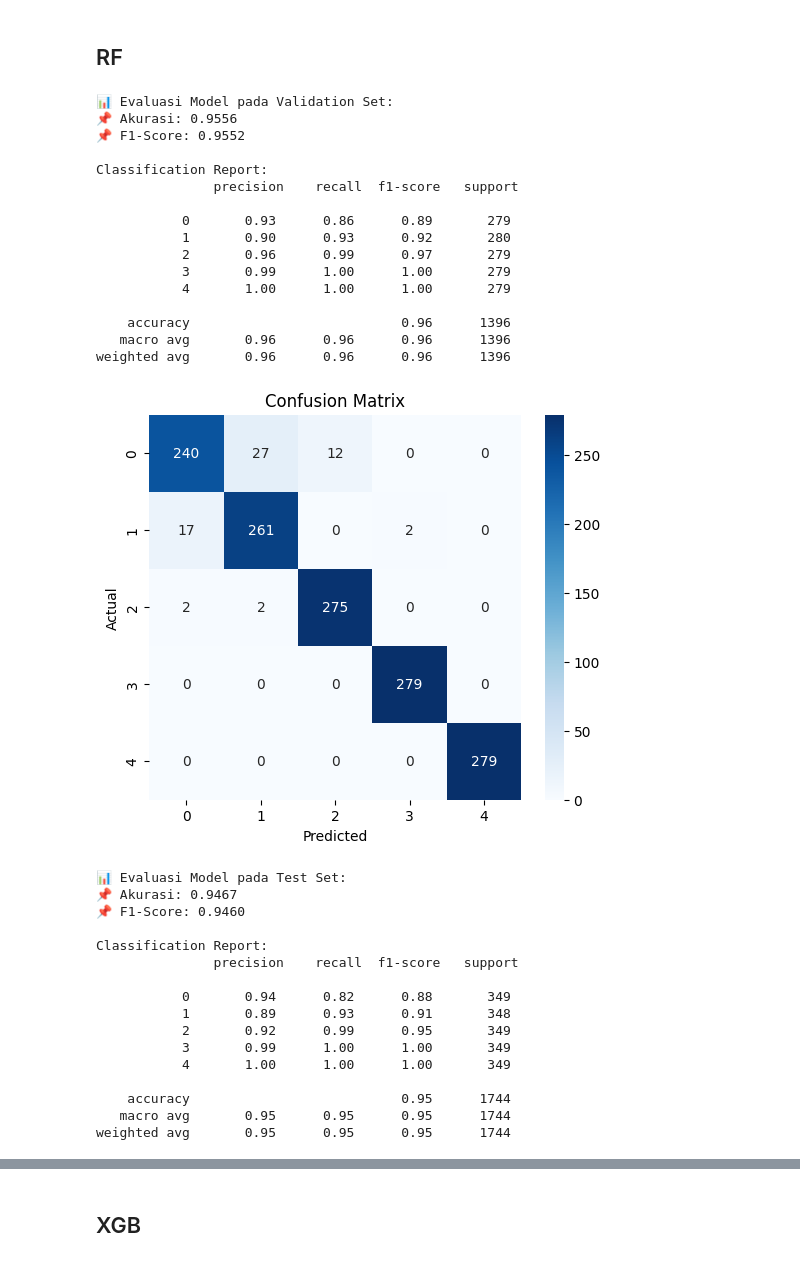
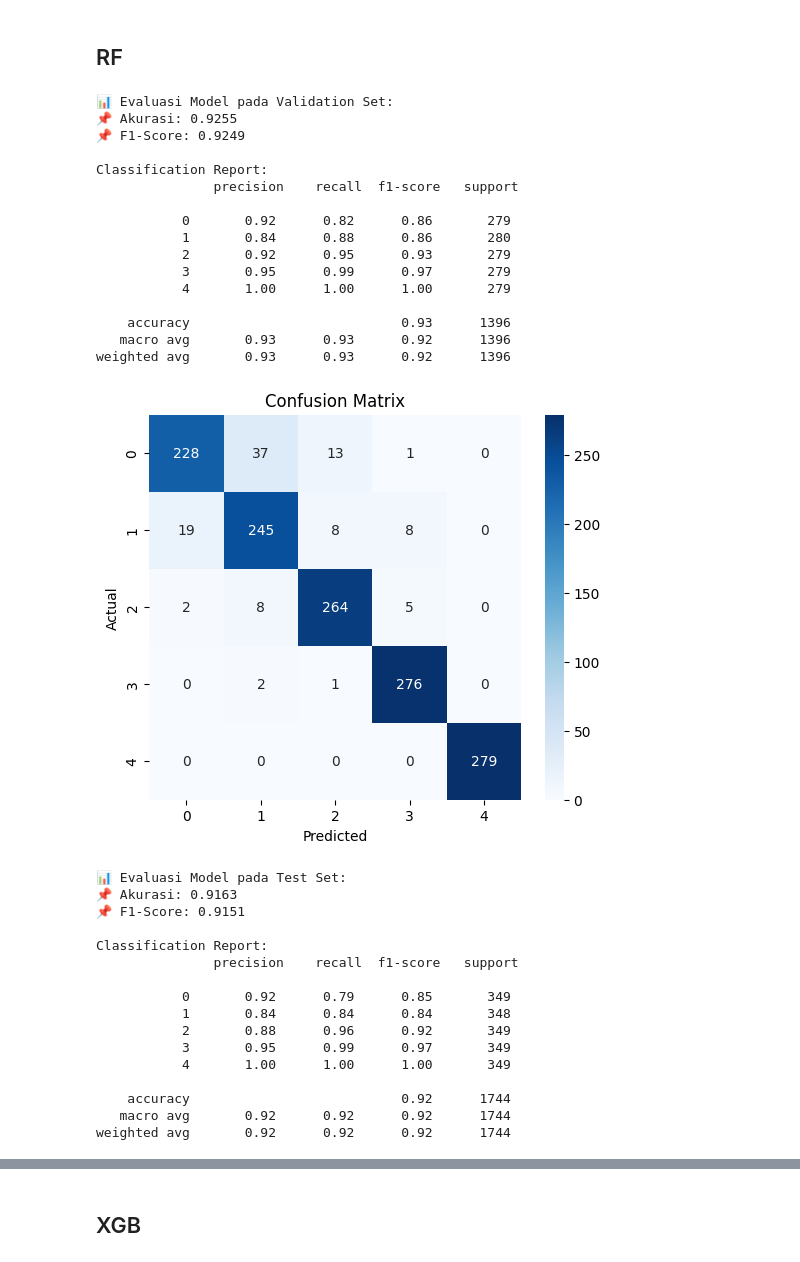
Before and after one commit to aqilahana/rainfall-app, a Jupyter notebook: FIX BERAT copy.ipynb, the cells around one changed output, grey strips where cells are left out. Saved outputs shown, nothing was run; the diff lists cells and outputs as text; code cells hidden in the pictures.

```diff
--- a/FIX BERAT copy.ipynb
+++ b/FIX BERAT copy.ipynb
@@ -853,11 +879,10 @@ weighted avg       0.63      0.65      0.64      1744
 ## RF
 # %%
 import numpy as np
-import joblib
 import matplotlib.pyplot as plt
 import seaborn as sns
 from sklearn.ensemble import RandomForestClassifier
-from sklearn.model_selection import GridSearchCV, StratifiedKFold, train_test_split
+from sklearn.model_selection import train_test_split
 from sklearn.metrics import accuracy_score, classification_report, confusion_matrix, f1_score
 
 # 📌 1️⃣ Membagi data menjadi Train (64%), Test (20%), Validation (16%)
@@ -865,7 +890,7 @@ X_train, X_test, y_train, y_test = train_test_split(X_resampled, y_resampled, te
 X_train, X_val, y_train, y_val = train_test_split(X_train, y_train, test_size=0.2, stratify=y_train, random_state=123)
 
 # Inisiasi Model Random Forest
-rf_model = RandomForestClassifier(random_state=123)
+rf_model = RandomForestClassifier(random_state=123, n_estimators=400, max_depth=9)
 rf_model.fit(X_train, y_train)
 
 # ==== Evaluasi Model Data Validation ====
@@ -880,56 +905,56 @@ cm_val = confusion_matrix(y_val, y_pred_val)
 plt.figure(figsize=(6, 5))
 sns.heatmap(cm_val, annot=True, fmt='d', cmap='Blues', xticklabels=np.unique(y_val), yticklabels=np.unique(y_val))
 plt.xlabel("Predicted")
 plt.ylabel("Actual")
 plt.title("Confusion Matrix")
 plt.show()
 
 # === Evaluasi Model Data Test ===
 y_pred = rf_model.predict(X_test)
 print("\n📊 Evaluasi Model pada Test Set:")
 print(f"📌 Akurasi: {accuracy_score(y_test, y_pred):.4f}")
 print(f"📌 F1-Score: {f1_score(y_test, y_pred, average='weighted'):.4f}")
 print("\nClassification Report:\n", classification_report(y_test, y_pred))
 
 # Confusion Matrix (Test Set)
 cm = confusion_matrix(y_test, y_pred)
 plt.figure(figsize=(6, 5))
 sns.heatmap(cm, annot=True, fmt='d', cmap='Blues', xticklabels=np.unique(y_test), yticklabels=np.unique(y_test))
 plt.xlabel("Predicted")
 plt.ylabel("Actual")
 plt.title("Confusion Matrix")
 plt.show()
 # %% [output]
 📊 Evaluasi Model pada Validation Set:
-📌 Akurasi: 0.9556
-📌 F1-Score: 0.9552
+📌 Akurasi: 0.9255
+📌 F1-Score: 0.9249
 
 Classification Report:
                precision    recall  f1-score   support
 
-           0       0.93      0.86      0.89       279
-           1       0.90      0.93      0.92       280
-           2       0.96      0.99      0.97       279
-           3       0.99      1.00      1.00       279
+           0       0.92      0.82      0.86       279
+           1       0.84      0.88      0.86       280
+           2       0.92      0.95      0.93       279
+           3       0.95      0.99      0.97       279
            4       1.00      1.00      1.00       279
 
-    accuracy                           0.96      1396
-   macro avg       0.96      0.96      0.96      1396
-weighted avg       0.96      0.96      0.96      1396
+    accuracy                           0.93      1396
+   macro avg       0.93      0.93      0.92      1396
+weighted avg       0.93      0.93      0.92      1396
-[figure, old version]
+[figure, new version]
 📊 Evaluasi Model pada Test Set:
-📌 Akurasi: 0.9467
-📌 F1-Score: 0.9460
+📌 Akurasi: 0.9163
+📌 F1-Score: 0.9151
 
 Classification Report:
                precision    recall  f1-score   support
 
-           0       0.94      0.82      0.88       349
-           1       0.89      0.93      0.91       348
-           2       0.92      0.99      0.95       349
-           3       0.99      1.00      1.00       349
+           0       0.92      0.79      0.85       349
+           1       0.84      0.84      0.84       348
+           2       0.88      0.96      0.92       349
+           3       0.95      0.99      0.97       349
            4       1.00      1.00      1.00       349
 
-    accuracy                           0.95      1744
-   macro avg       0.95      0.95      0.95      1744
-weighted avg       0.95      0.95      0.95      1744
+    accuracy                           0.92      1744
+   macro avg       0.92      0.92      0.92      1744
+weighted avg       0.92      0.92      0.92      1744
```
Also changed, not shown: parts of 5 cells of this notebook, 3 other files.
